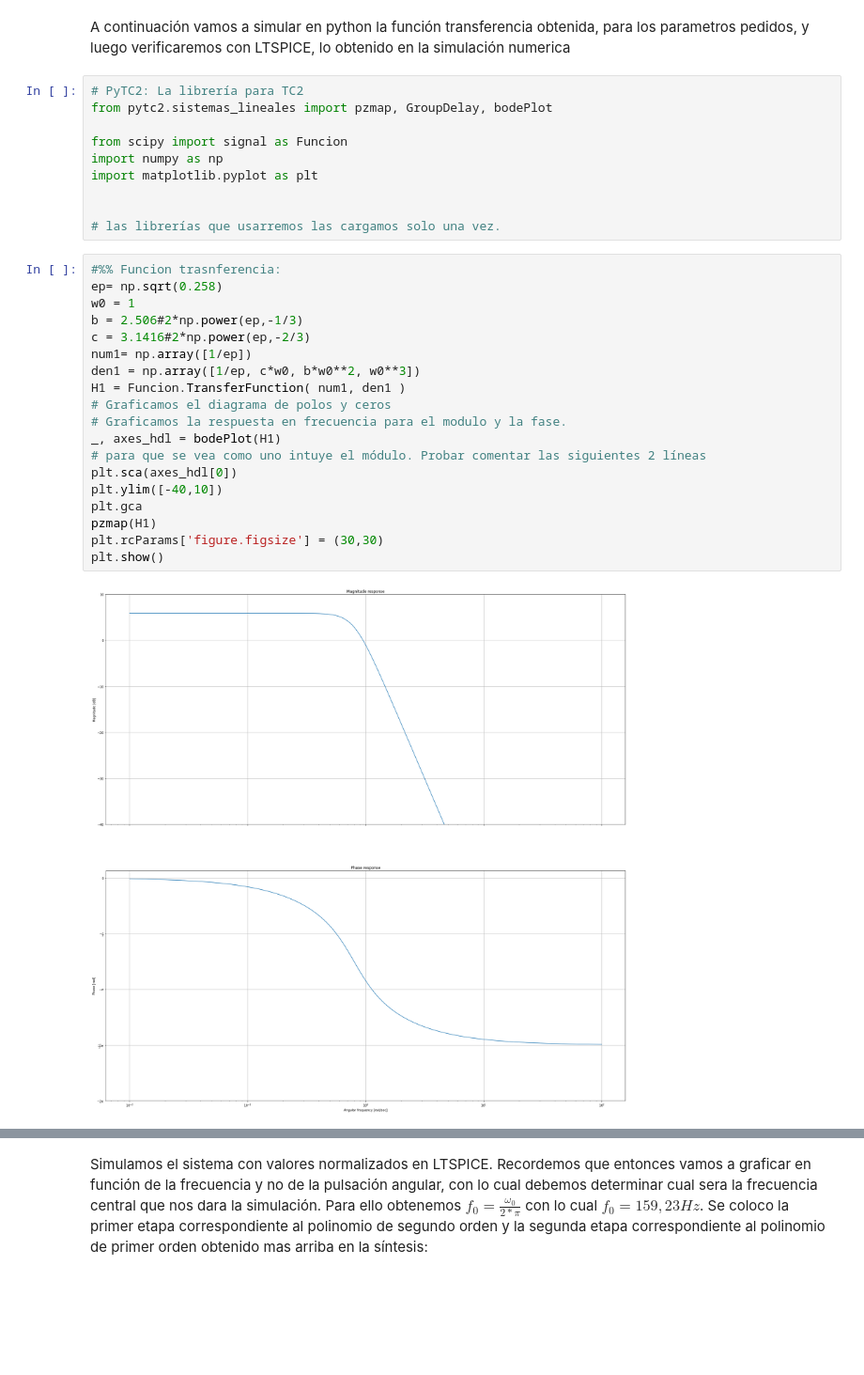
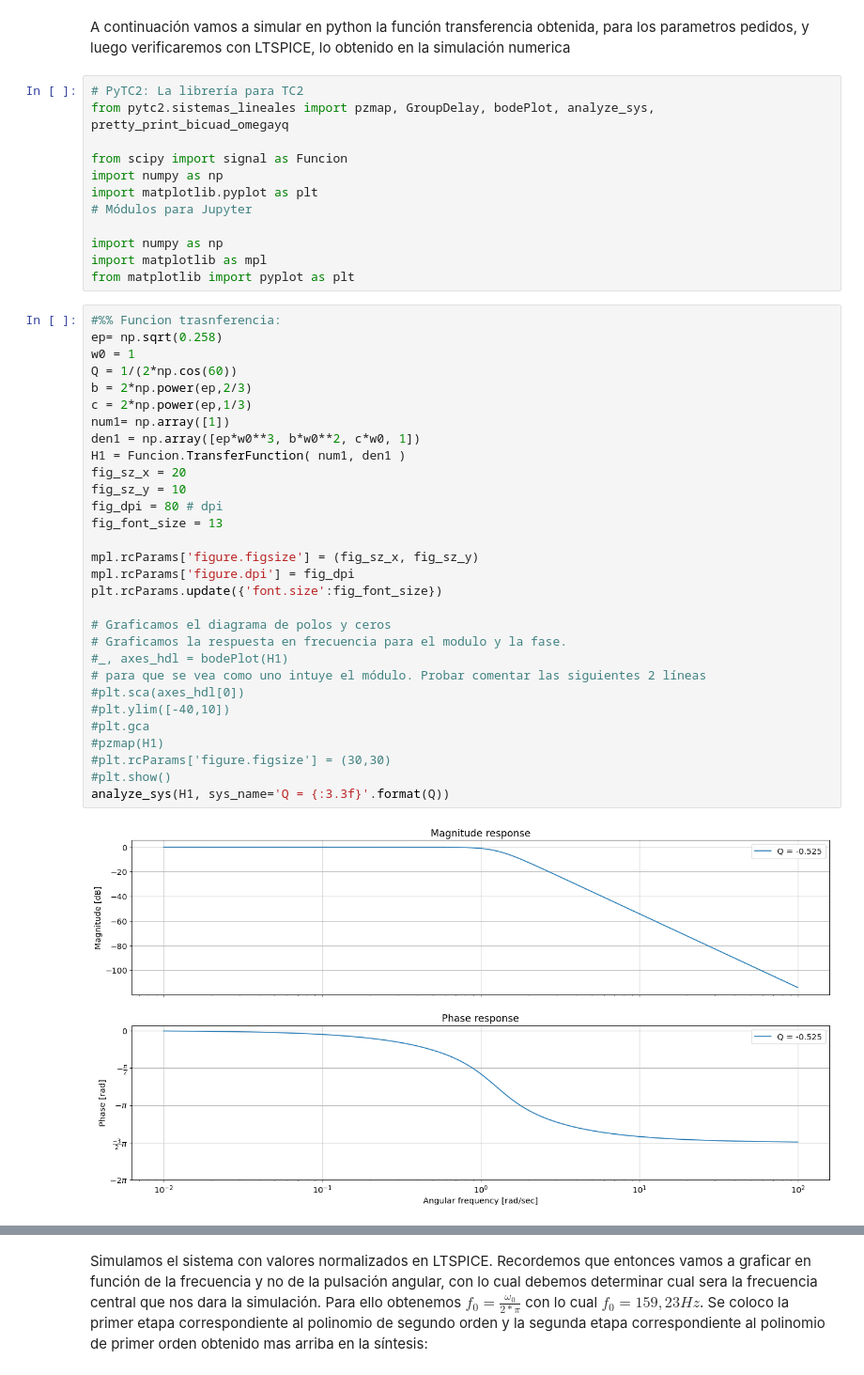
Before and after one commit to Jnino89/TC2_Jupyter_Notebook_1, a Jupyter notebook: TS3/TS3_Niño.ipynb, the cells around one changed output, grey strips where cells are left out. Shown at 94% size. Saved outputs shown, nothing was run; the diff lists cells and outputs as text; blank space fills up the shorter version.

```diff
--- a/TS3/TS3_Niño.ipynb
+++ b/TS3/TS3_Niño.ipynb
@@ -25,32 +25,45 @@ IFrame("./TS3_res.pdf", width=1000, height=1000)
 A continuación vamos a simular en python la función transferencia obtenida, para los parametros pedidos, y luego verificaremos con LTSPICE, lo obtenido en la simulación numerica
 # %%
 # PyTC2: La librería para TC2
-from pytc2.sistemas_lineales import pzmap, GroupDelay, bodePlot
+from pytc2.sistemas_lineales import pzmap, GroupDelay, bodePlot, analyze_sys, pretty_print_bicuad_omegayq
 
 from scipy import signal as Funcion
 import numpy as np
 import matplotlib.pyplot as plt
+# Módulos para Jupyter
 
-
-# las librerías que usarremos las cargamos solo una vez.
+import numpy as np
+import matplotlib as mpl
+from matplotlib import pyplot as plt
 # %%
 #%% Funcion trasnferencia:
 ep= np.sqrt(0.258)
 w0 = 1
-b = 2.506#2*np.power(ep,-1/3)
-c = 3.1416#2*np.power(ep,-2/3)
-num1= np.array([1/ep])
-den1 = np.array([1/ep, c*w0, b*w0**2, w0**3])
+Q = 1/(2*np.cos(60))
+b = 2*np.power(ep,2/3)
+c = 2*np.power(ep,1/3)
+num1= np.array([1])
+den1 = np.array([ep*w0**3, b*w0**2, c*w0, 1])
 H1 = Funcion.TransferFunction( num1, den1 )
+fig_sz_x = 20
+fig_sz_y = 10
+fig_dpi = 80 # dpi
+fig_font_size = 13
+
+mpl.rcParams['figure.figsize'] = (fig_sz_x, fig_sz_y)
+mpl.rcParams['figure.dpi'] = fig_dpi
+plt.rcParams.update({'font.size':fig_font_size})
+
 # Graficamos el diagrama de polos y ceros
 # Graficamos la respuesta en frecuencia para el modulo y la fase.
-_, axes_hdl = bodePlot(H1)
+#_, axes_hdl = bodePlot(H1)
 # para que se vea como uno intuye el módulo. Probar comentar las siguientes 2 líneas
-plt.sca(axes_hdl[0])
-plt.ylim([-40,10])
-plt.gca
-pzmap(H1)
-plt.rcParams['figure.figsize'] = (30,30)
-plt.show()
+#plt.sca(axes_hdl[0])
+#plt.ylim([-40,10])
+#plt.gca
+#pzmap(H1)
+#plt.rcParams['figure.figsize'] = (30,30)
+#plt.show()
+analyze_sys(H1, sys_name='Q = {:3.3f}'.format(Q))
 # %% [output]
-[figure, old version]
+[figure, new version]
```
Also changed, not shown: parts of 10 cells of this notebook.
